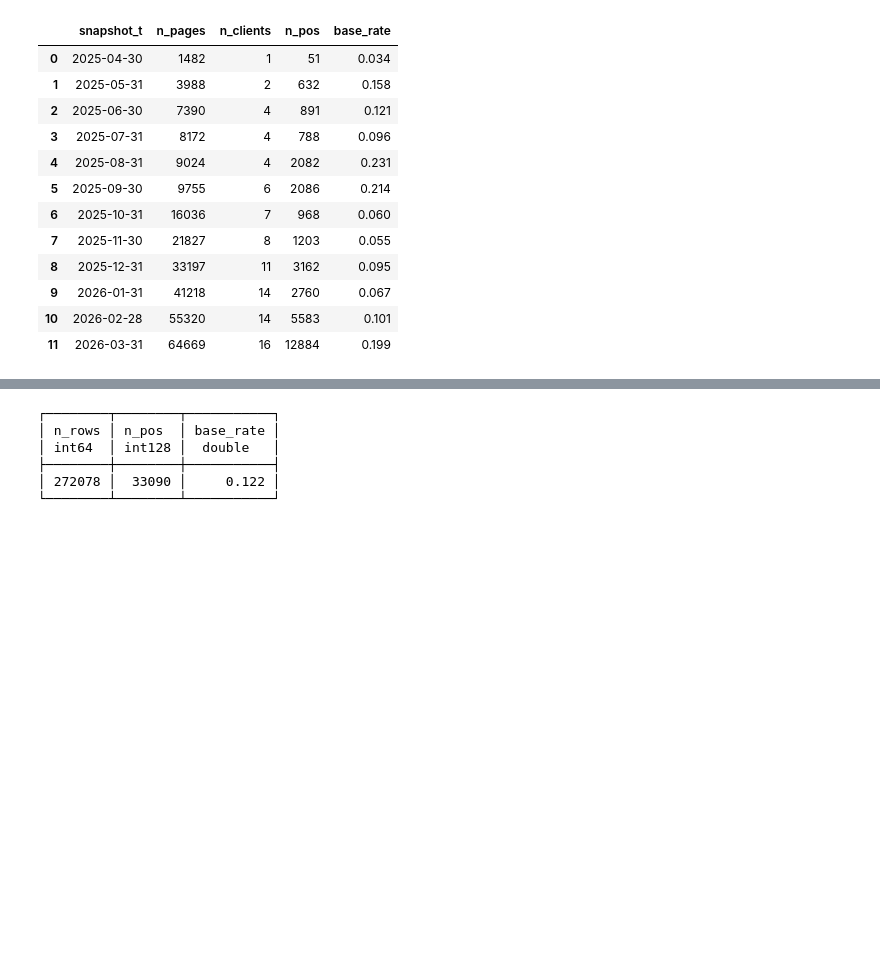
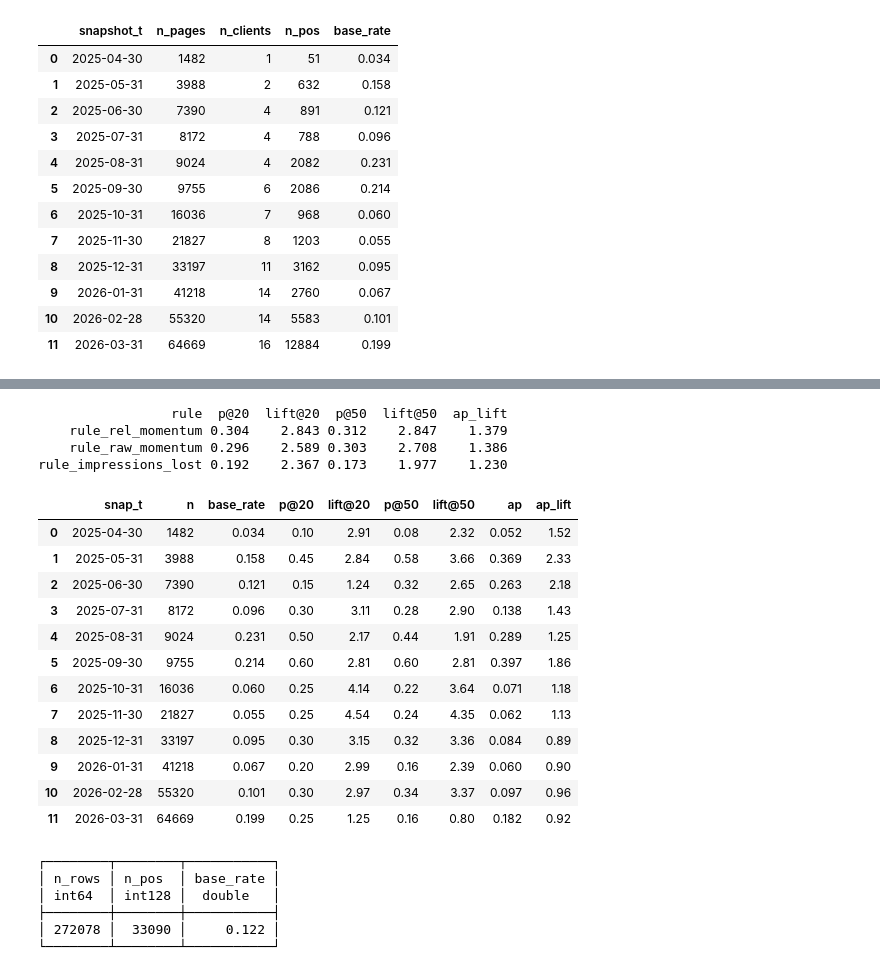
Before and after one commit to maahilkureshi-design/flyrank-ml-internship, a Jupyter notebook: work/notebooks/capstone.ipynb, the cells around one changed output, grey strips where cells are left out. Drawn from its saved outputs; the diff is of its cells as text; code cells hidden in the pictures; blank space fills up the shorter version.

```diff
--- a/work/notebooks/capstone.ipynb
+++ b/work/notebooks/capstone.ipynb
@@ -380,3 +427,62 @@ label_summary
+# %%
+import numpy as np
+from sklearn.metrics import average_precision_score
+
+K_LIST = [20, 50]
+d = con.sql("""
+    SELECT snap_t, y, log_mom_rel, log_mom, imp_prev30, imp_last30
+    FROM train_set
+""").df()
+
+# Rule baselines: a higher score means "look at this page first"
+d['rule_rel_momentum'] = -d['log_mom_rel']                      # fell most, relative to its client
+d['rule_raw_momentum'] = -d['log_mom']                          # fell most, no client adjustment
+d['rule_impressions_lost'] = d['imp_prev30'] - d['imp_last30']  # lost the most impressions in absolute terms
+RULES = ['rule_rel_momentum', 'rule_raw_momentum', 'rule_impressions_lost']
+
+def eval_rule(df, score_col, ks=K_LIST):
+    rows = []
+    for t, g in df.groupby('snap_t'):
+        g = g.sort_values(score_col, ascending=False, kind='mergesort')
+        base = g['y'].mean()
+        row = {'snap_t': str(t)[:10], 'n': len(g), 'base_rate': round(base, 3)}
+        for k in ks:
+            p = g['y'].head(k).mean()
+            row[f'p@{k}'] = round(p, 3)
+            row[f'lift@{k}'] = round(p / base, 2) if base > 0 else np.nan
+        ap = average_precision_score(g['y'], g[score_col]) if g['y'].sum() > 0 else np.nan
+        row['ap'] = round(ap, 3)
+        row['ap_lift'] = round(ap / base, 2) if base > 0 else np.nan
+        rows.append(row)
+    return pd.DataFrame(rows)
+
+# Summary: mean over the 12 training snapshots. A random queue has lift 1.0 by construction.
+summary = []
+for r in RULES:
+    e = eval_rule(d, r)
+    summary.append({'rule': r, **e[['p@20', 'lift@20', 'p@50', 'lift@50', 'ap_lift']].mean().round(3).to_dict()})
+print(pd.DataFrame(summary).to_string(index=False))
+
+# Per-snapshot detail for the main rule
+eval_rule(d, 'rule_rel_momentum')
+# %% [output]
+                 rule  p@20  lift@20  p@50  lift@50  ap_lift
+    rule_rel_momentum 0.304    2.843 0.312    2.847    1.379
+    rule_raw_momentum 0.296    2.589 0.303    2.708    1.386
+rule_impressions_lost 0.192    2.367 0.173    1.977    1.230
+|  | snap_t | n | base_rate | p@20 | lift@20 | p@50 | lift@50 | ap | ap_lift |
+| 0 | 2025-04-30 | 1482 | 0.034 | 0.10 | 2.91 | 0.08 | 2.32 | 0.052 | 1.52 |
+| 1 | 2025-05-31 | 3988 | 0.158 | 0.45 | 2.84 | 0.58 | 3.66 | 0.369 | 2.33 |
+| 2 | 2025-06-30 | 7390 | 0.121 | 0.15 | 1.24 | 0.32 | 2.65 | 0.263 | 2.18 |
+| 3 | 2025-07-31 | 8172 | 0.096 | 0.30 | 3.11 | 0.28 | 2.90 | 0.138 | 1.43 |
+| 4 | 2025-08-31 | 9024 | 0.231 | 0.50 | 2.17 | 0.44 | 1.91 | 0.289 | 1.25 |
+| 5 | 2025-09-30 | 9755 | 0.214 | 0.60 | 2.81 | 0.60 | 2.81 | 0.397 | 1.86 |
+| 6 | 2025-10-31 | 16036 | 0.060 | 0.25 | 4.14 | 0.22 | 3.64 | 0.071 | 1.18 |
+| 7 | 2025-11-30 | 21827 | 0.055 | 0.25 | 4.54 | 0.24 | 4.35 | 0.062 | 1.13 |
+| 8 | 2025-12-31 | 33197 | 0.095 | 0.30 | 3.15 | 0.32 | 3.36 | 0.084 | 0.89 |
+| 9 | 2026-01-31 | 41218 | 0.067 | 0.20 | 2.99 | 0.16 | 2.39 | 0.060 | 0.90 |
+| 10 | 2026-02-28 | 55320 | 0.101 | 0.30 | 2.97 | 0.34 | 3.37 | 0.097 | 0.96 |
+| 11 | 2026-03-31 | 64669 | 0.199 | 0.25 | 1.25 | 0.16 | 0.80 | 0.182 | 0.92 |
 # %%
 import os
 
```
Also changed, not shown: parts of 1 cell of this notebook.
